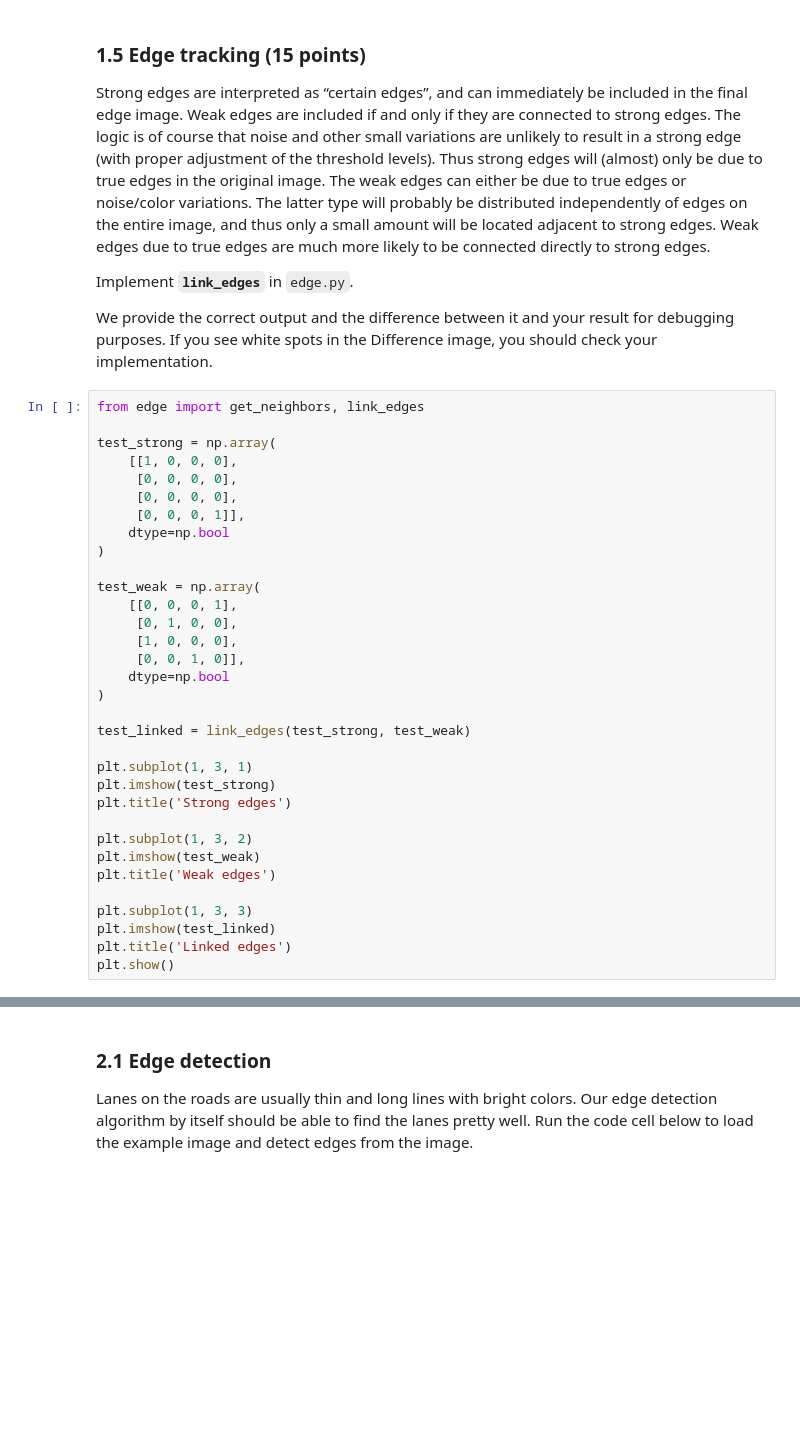
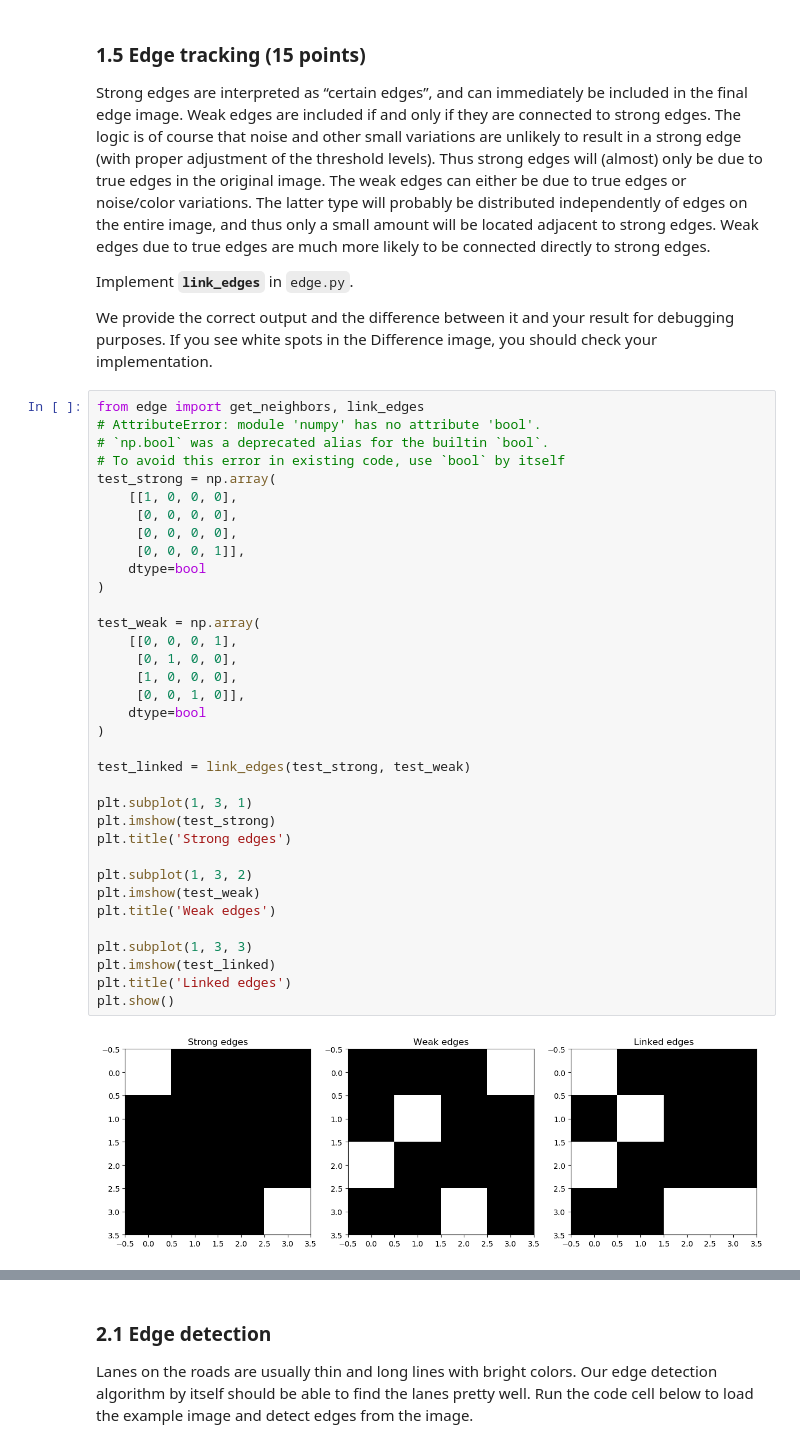
Before and after one commit to faraz7321/Jacobs_University_Bremen, a Jupyter notebook: semester_5/computer_vision/hw2/hw2.ipynb, the cells around one changed output, grey strips where cells are left out. Saved outputs shown, nothing was run; the diff lists cells and outputs as text; blank space fills up the shorter version.

```diff
--- a/semester_5/computer_vision/hw2/hw2.ipynb
+++ b/semester_5/computer_vision/hw2/hw2.ipynb
@@ -283,37 +333,41 @@ Implement **`link_edges`** in `edge.py`.
 We provide the correct output and the difference between it and your result for debugging purposes.  If you see white spots in the Difference image, you should check your implementation.
 # %%
 from edge import get_neighbors, link_edges
-
+# AttributeError: module 'numpy' has no attribute 'bool'.
+# `np.bool` was a deprecated alias for the builtin `bool`.
+# To avoid this error in existing code, use `bool` by itself
 test_strong = np.array(
     [[1, 0, 0, 0],
      [0, 0, 0, 0],
      [0, 0, 0, 0],
      [0, 0, 0, 1]],
-    dtype=np.bool
+    dtype=bool
 )
 
 test_weak = np.array(
     [[0, 0, 0, 1],
      [0, 1, 0, 0],
      [1, 0, 0, 0],
      [0, 0, 1, 0]],
-    dtype=np.bool
+    dtype=bool
 )
 
 test_linked = link_edges(test_strong, test_weak)
 
 plt.subplot(1, 3, 1)
 plt.imshow(test_strong)
 plt.title('Strong edges')
 
 plt.subplot(1, 3, 2)
 plt.imshow(test_weak)
 plt.title('Weak edges')
 
 plt.subplot(1, 3, 3)
 plt.imshow(test_linked)
 plt.title('Linked edges')
 plt.show()
+# %% [output]
+[figure, added]
 # %%
 edges = link_edges(strong_edges, weak_edges)
 
```
Also changed, not shown: parts of 15 cells of this notebook, 1 other file.
